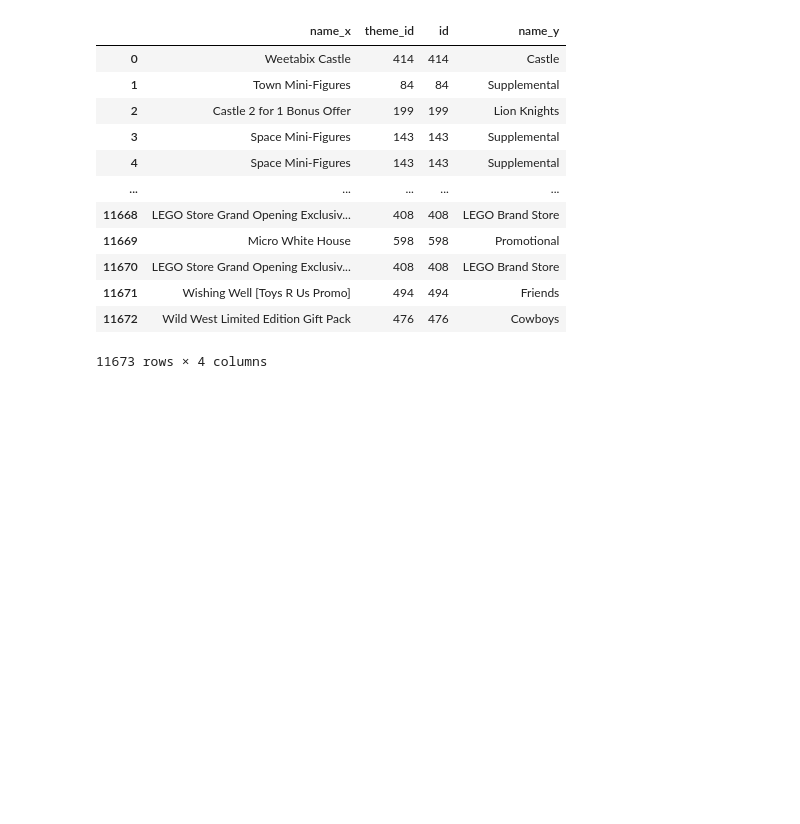
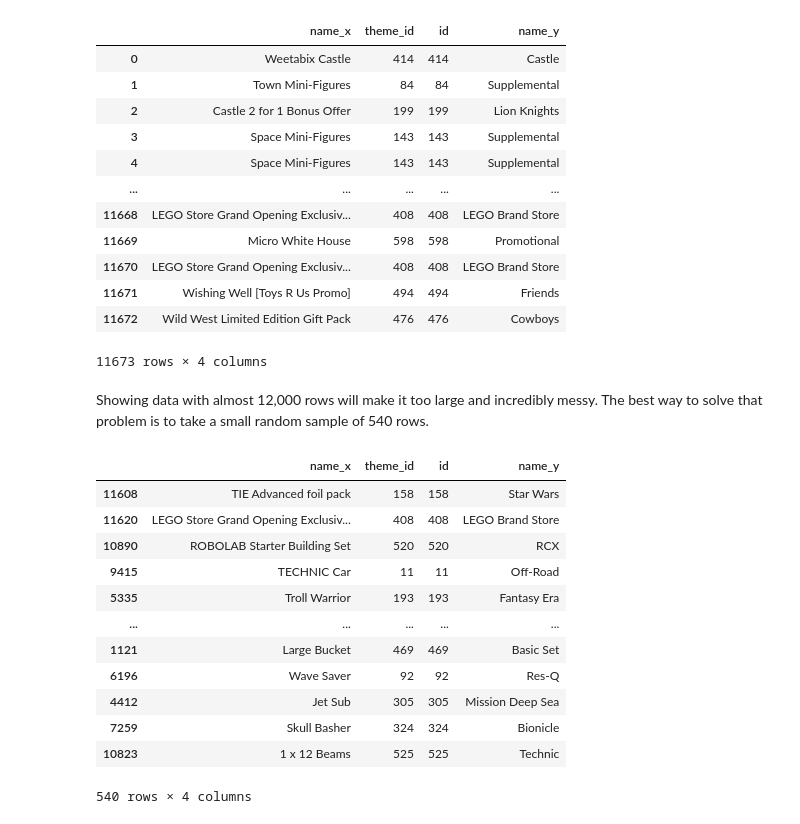
Before and after one commit to Jayaditya-Singh/Intro-to-Data-Mining-Portfolio, a Jupyter notebook: Project1.ipynb, the cells around one changed output. Drawn from its saved outputs; the diff is of its cells as text; code cells hidden in the pictures; blank space fills up the shorter version.

```diff
--- a/Project1.ipynb
+++ b/Project1.ipynb
@@ -89,3 +82,23 @@ combined[['name_x', 'theme_id', 'id', 'name_y']]
 | 11671 | Wishing Well [Toys R Us Promo] | 494 | 494 | Friends |
 | 11672 | Wild West Limited Edition Gift Pack | 476 | 476 | Cowboys |
 11673 rows × 4 columns
+# %% [markdown]
+Showing data with almost 12,000 rows will make it too large and incredibly messy.
+The best way to solve that problem is to take a small random sample of 540 rows.
+# %%
+sample_combined = combined.sample(n=540, random_state=42)
+sample_combined[['name_x', 'theme_id', 'id', 'name_y']]
+# %% [output]
+|  | name_x | theme_id | id | name_y |
+| 11608 | TIE Advanced foil pack | 158 | 158 | Star Wars |
+| 11620 | LEGO Store Grand Opening Exclusiv... | 408 | 408 | LEGO Brand Store |
+| 10890 | ROBOLAB Starter Building Set | 520 | 520 | RCX |
+| 9415 | TECHNIC Car | 11 | 11 | Off-Road |
+| 5335 | Troll Warrior | 193 | 193 | Fantasy Era |
+| ... | ... | ... | ... | ... |
+| 1121 | Large Bucket | 469 | 469 | Basic Set |
+| 6196 | Wave Saver | 92 | 92 | Res-Q |
+| 4412 | Jet Sub | 305 | 305 | Mission Deep Sea |
+| 7259 | Skull Basher | 324 | 324 | Bionicle |
+| 10823 | 1 x 12 Beams | 525 | 525 | Technic |
+540 rows × 4 columns
```
Also changed, not shown: parts of 10 cells of this notebook.
